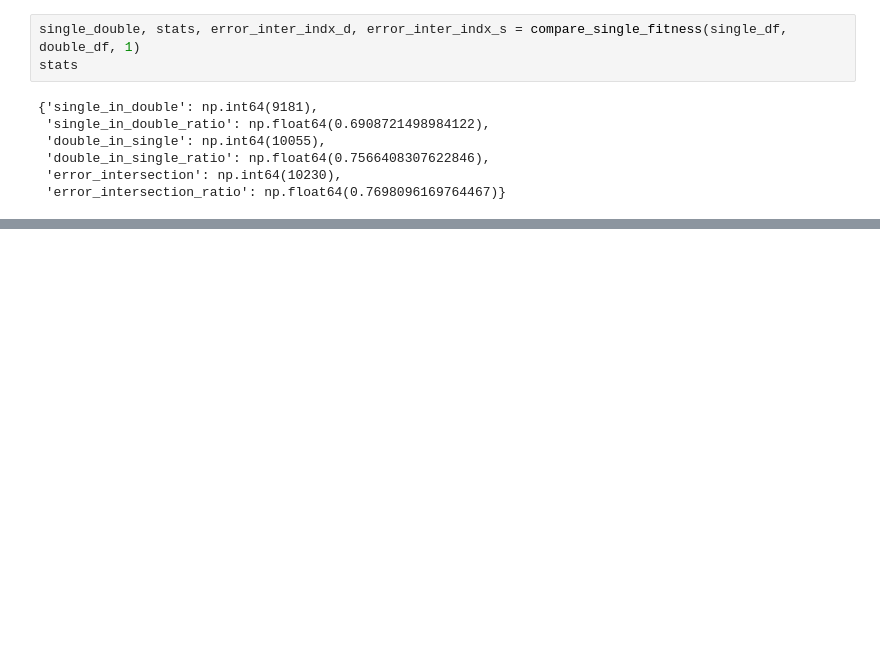
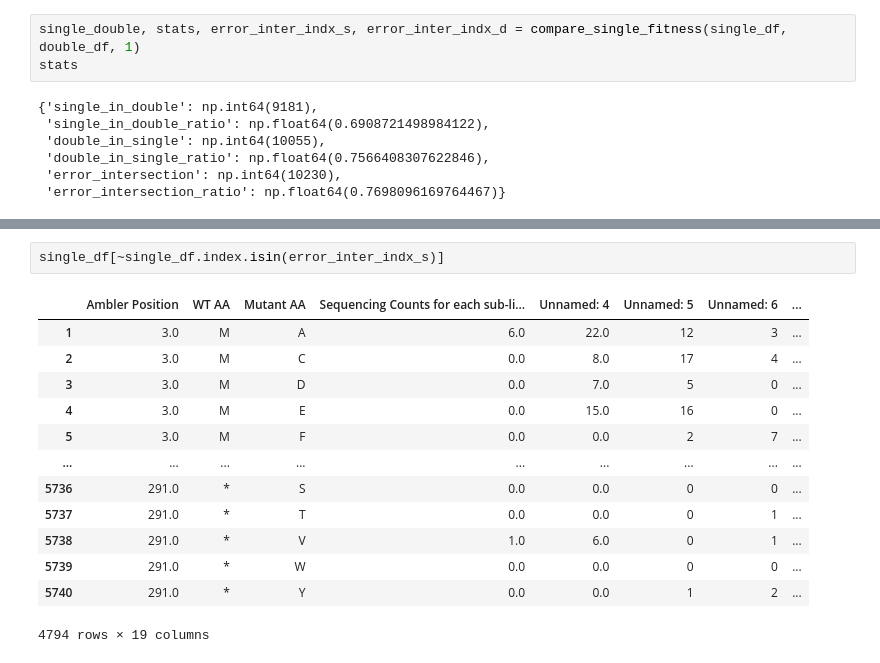
Before and after one commit to Arthurzhou09/aps360_project, a Jupyter notebook: experiments/compare_data.ipynb, the cells around one changed output, grey strips where cells are left out. Cells and saved outputs as stored; diff of their text form; blank space fills up the shorter version.

Commit message:
new aa index

```diff
--- a/experiments/compare_data.ipynb
+++ b/experiments/compare_data.ipynb
@@ -40,5 +24,5 @@ double_df
 # %%
-single_double, stats, error_inter_indx_d, error_inter_indx_s = compare_single_fitness(single_df, double_df, 1)
+single_double, stats, error_inter_indx_s, error_inter_indx_d = compare_single_fitness(single_df, double_df, 1)
 stats
 # %% [output]
 {'single_in_double': np.int64(9181),
@@ -63,3 +79,19 @@ double_df[~double_df.index.isin(error_inter_indx)]
 | 12372 | 285 | 289 | H | W | A | A | 0.649188 | ... |
 | 12373 | 285 | 289 | H | W | L | A | 0.660828 | ... |
 9457 rows × 19 columns
+# %%
+single_df[~single_df.index.isin(error_inter_indx_s)]
+# %% [output]
+|  | Ambler Position | WT AA | Mutant AA | Sequencing Counts for each sub-li... | Unnamed: 4 | Unnamed: 5 | Unnamed: 6 | ... |
+| 1 | 3.0 | M | A | 6.0 | 22.0 | 12 | 3 | ... |
+| 2 | 3.0 | M | C | 0.0 | 8.0 | 17 | 4 | ... |
+| 3 | 3.0 | M | D | 0.0 | 7.0 | 5 | 0 | ... |
+| 4 | 3.0 | M | E | 0.0 | 15.0 | 16 | 0 | ... |
+| 5 | 3.0 | M | F | 0.0 | 0.0 | 2 | 7 | ... |
+| ... | ... | ... | ... | ... | ... | ... | ... | ... |
+| 5736 | 291.0 | * | S | 0.0 | 0.0 | 0 | 0 | ... |
+| 5737 | 291.0 | * | T | 0.0 | 0.0 | 0 | 1 | ... |
+| 5738 | 291.0 | * | V | 1.0 | 6.0 | 0 | 1 | ... |
+| 5739 | 291.0 | * | W | 0.0 | 0.0 | 0 | 0 | ... |
+| 5740 | 291.0 | * | Y | 0.0 | 0.0 | 1 | 2 | ... |
+4794 rows × 19 columns
```
Also changed, not shown: parts of 4 cells of this notebook, 1 other file.
